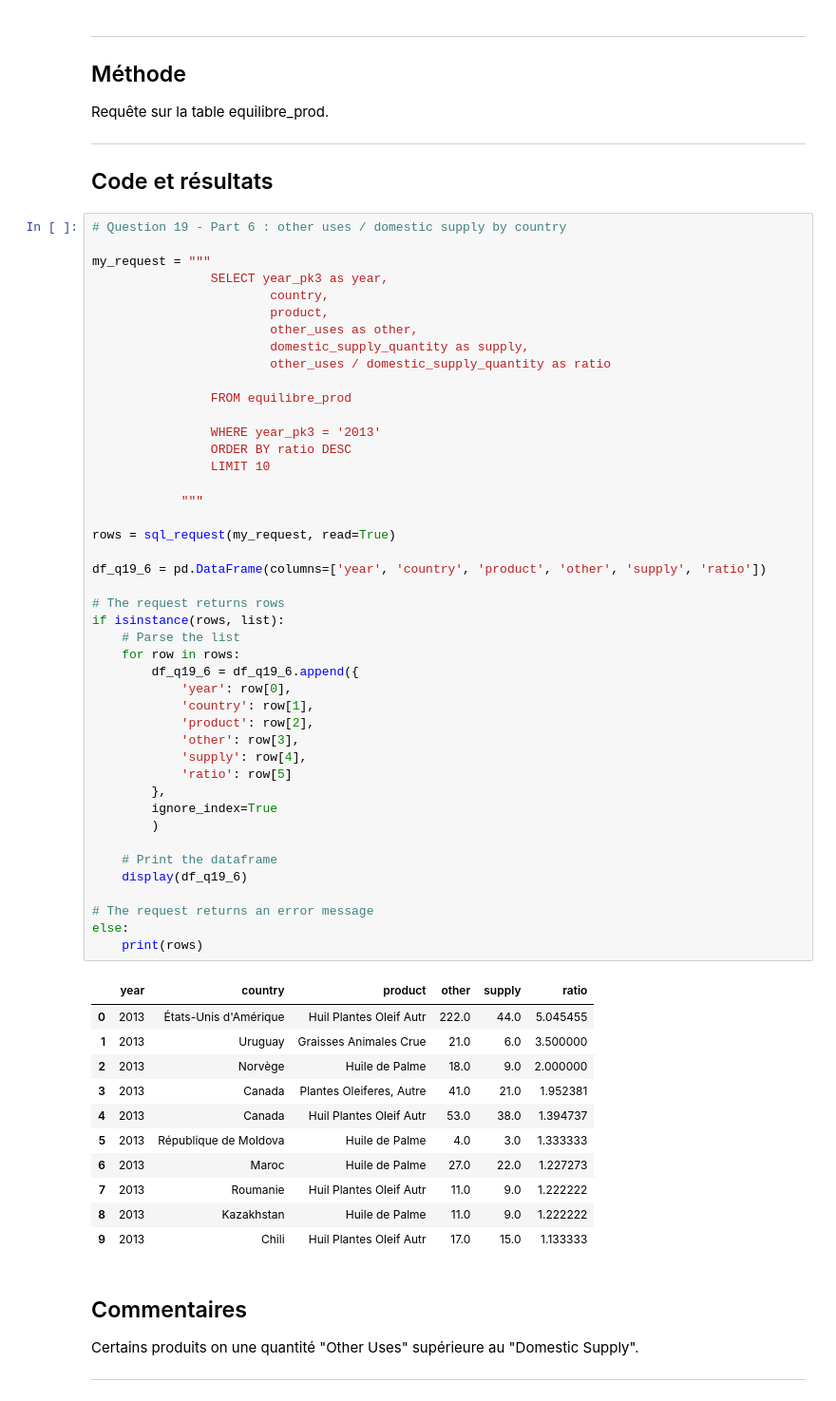
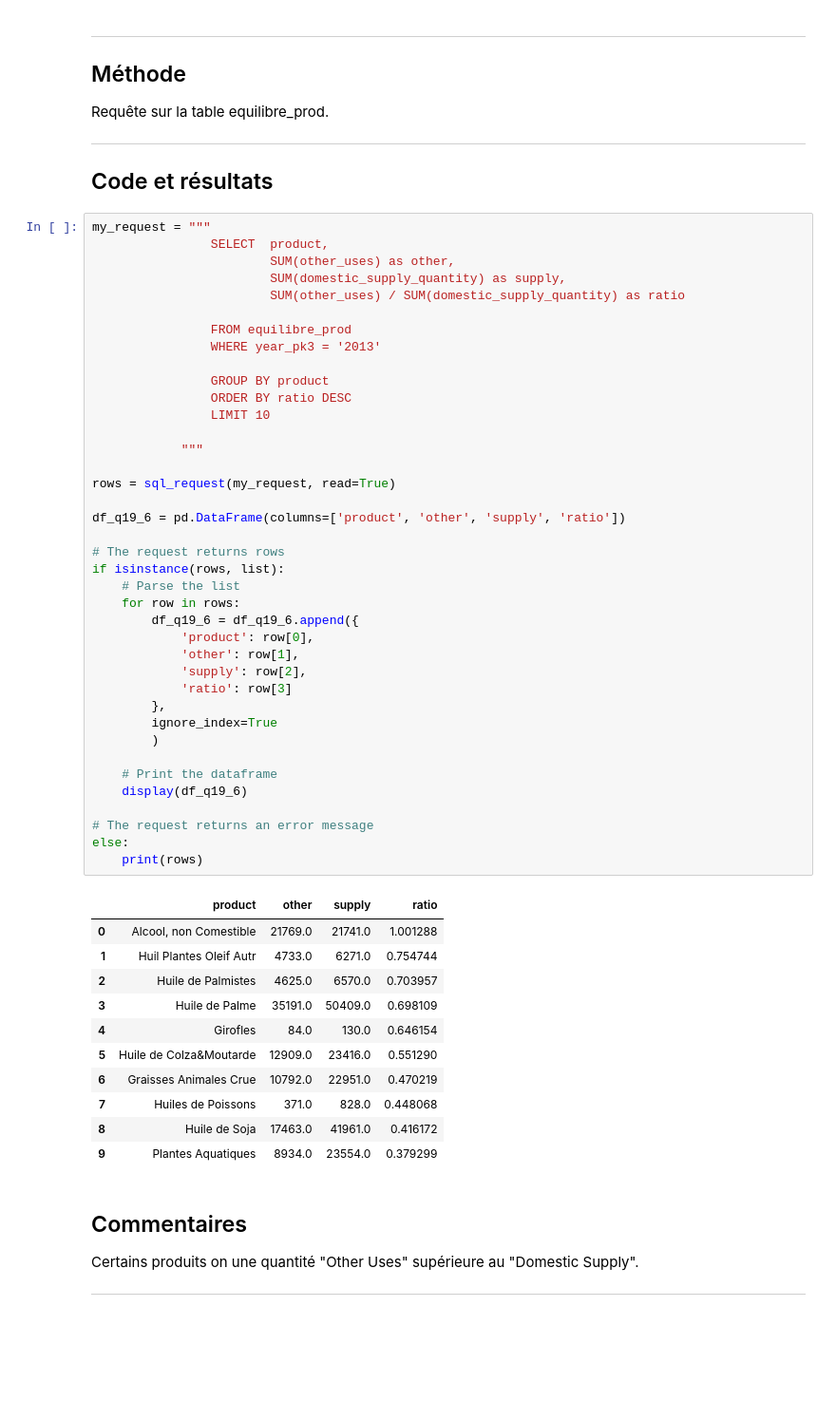
Before and after one commit to nicodesh/fao-study, a Jupyter notebook: Part2.ipynb, the cells around one changed output. Shown at 95% size. Saved outputs shown, nothing was run; the diff lists cells and outputs as text; blank space fills up the shorter version.

```diff
--- a/Part2.ipynb
+++ b/Part2.ipynb
@@ -964,61 +1000,56 @@ ___
 
 ## Code et résultats
 # %%
-# Question 19 - Part 6 : other uses / domestic supply by country
-
 my_request = """
-                SELECT year_pk3 as year,
-                        country,
-                        product,
-                        other_uses as other,
-                        domestic_supply_quantity as supply,
-                        other_uses / domestic_supply_quantity as ratio
+                SELECT  product,
+                        SUM(other_uses) as other,
+                        SUM(domestic_supply_quantity) as supply,
+                        SUM(other_uses) / SUM(domestic_supply_quantity) as ratio
 
                 FROM equilibre_prod
+                WHERE year_pk3 = '2013'
 
-                WHERE year_pk3 = '2013'
+                GROUP BY product
                 ORDER BY ratio DESC
                 LIMIT 10
 
             """
 
 rows = sql_request(my_request, read=True)
 
-df_q19_6 = pd.DataFrame(columns=['year', 'country', 'product', 'other', 'supply', 'ratio'])
+df_q19_6 = pd.DataFrame(columns=['product', 'other', 'supply', 'ratio'])
 
 # The request returns rows
 if isinstance(rows, list):
     # Parse the list
     for row in rows:
         df_q19_6 = df_q19_6.append({
-            'year': row[0],
-            'country': row[1],
-            'product': row[2],
-            'other': row[3],
-            'supply': row[4],
-            'ratio': row[5]
+            'product': row[0],
+            'other': row[1],
+            'supply': row[2],
+            'ratio': row[3]
         },
         ignore_index=True
         )
 
     # Print the dataframe
     display(df_q19_6)
 
 # The request returns an error message
 else:
     print(rows)
 # %% [output]
-|  | year | country | product | other | supply | ratio |
-| 0 | 2013 | États-Unis d'Amérique | Huil Plantes Oleif Autr | 222.0 | 44.0 | 5.045455 |
-| 1 | 2013 | Uruguay | Graisses Animales Crue | 21.0 | 6.0 | 3.500000 |
-| 2 | 2013 | Norvège | Huile de Palme | 18.0 | 9.0 | 2.000000 |
-| 3 | 2013 | Canada | Plantes Oleiferes, Autre | 41.0 | 21.0 | 1.952381 |
-| 4 | 2013 | Canada | Huil Plantes Oleif Autr | 53.0 | 38.0 | 1.394737 |
-| 5 | 2013 | République de Moldova | Huile de Palme | 4.0 | 3.0 | 1.333333 |
-| 6 | 2013 | Maroc | Huile de Palme | 27.0 | 22.0 | 1.227273 |
-| 7 | 2013 | Roumanie | Huil Plantes Oleif Autr | 11.0 | 9.0 | 1.222222 |
-| 8 | 2013 | Kazakhstan | Huile de Palme | 11.0 | 9.0 | 1.222222 |
-| 9 | 2013 | Chili | Huil Plantes Oleif Autr | 17.0 | 15.0 | 1.133333 |
+|  | product | other | supply | ratio |
+| 0 | Alcool, non Comestible | 21769.0 | 21741.0 | 1.001288 |
+| 1 | Huil Plantes Oleif Autr | 4733.0 | 6271.0 | 0.754744 |
+| 2 | Huile de Palmistes | 4625.0 | 6570.0 | 0.703957 |
+| 3 | Huile de Palme | 35191.0 | 50409.0 | 0.698109 |
+| 4 | Girofles | 84.0 | 130.0 | 0.646154 |
+| 5 | Huile de Colza&Moutarde | 12909.0 | 23416.0 | 0.551290 |
+| 6 | Graisses Animales Crue | 10792.0 | 22951.0 | 0.470219 |
+| 7 | Huiles de Poissons | 371.0 | 828.0 | 0.448068 |
+| 8 | Huile de Soja | 17463.0 | 41961.0 | 0.416172 |
+| 9 | Plantes Aquatiques | 8934.0 | 23554.0 | 0.379299 |
 # %% [markdown]
 ## Commentaires
 
```
Also changed, not shown: parts of 10 cells of this notebook, 1 other file.
